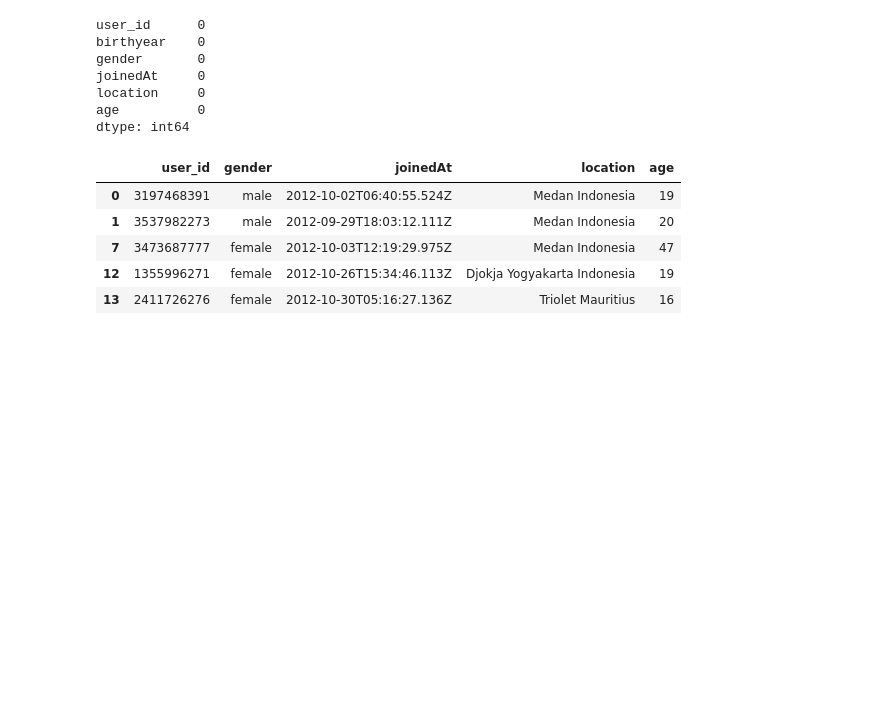
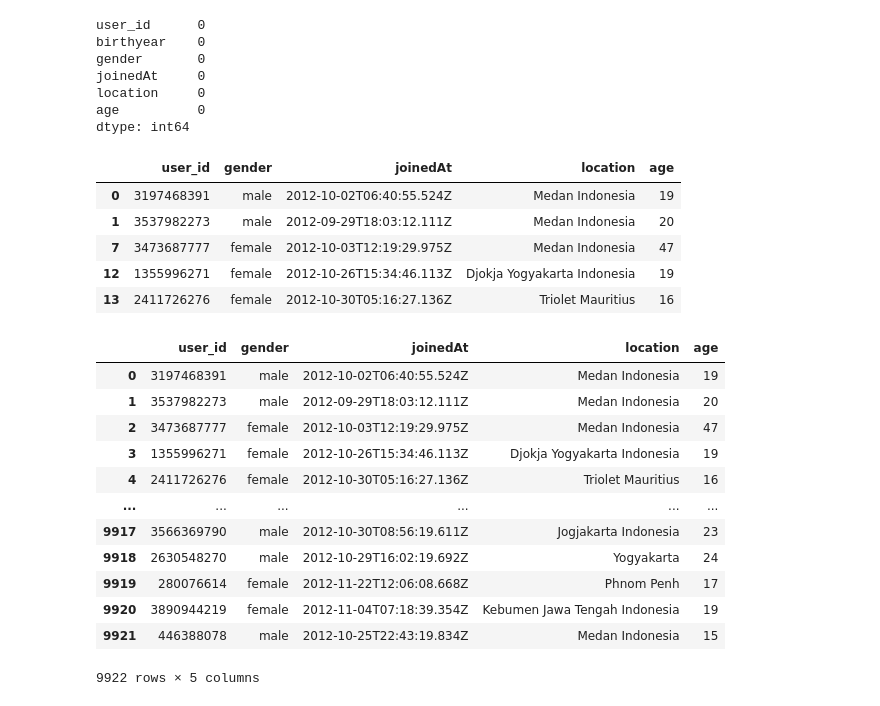
Before and after one commit to AbigailUchennaNkama/masters_thesis_project, a Jupyter notebook: thesis/user_data.ipynb, the cells around one changed output. Cells and saved outputs as stored; diff of their text form; code cells hidden in the pictures; blank space fills up the shorter version.

Commit message:
added event and user data

```diff
--- a/thesis/user_data.ipynb
+++ b/thesis/user_data.ipynb
@@ -151,3 +151,19 @@ filtered_user_data.head()
 | 7 | 3473687777 | female | 2012-10-03T12:19:29.975Z | Medan Indonesia | 47 |
 | 12 | 1355996271 | female | 2012-10-26T15:34:46.113Z | Djokja Yogyakarta Indonesia | 19 |
 | 13 | 2411726276 | female | 2012-10-30T05:16:27.136Z | Triolet Mauritius | 16 |
+# %%
+filtered_user_data.reset_index(drop=True)
+# %% [output]
+|  | user_id | gender | joinedAt | location | age |
+| 0 | 3197468391 | male | 2012-10-02T06:40:55.524Z | Medan Indonesia | 19 |
+| 1 | 3537982273 | male | 2012-09-29T18:03:12.111Z | Medan Indonesia | 20 |
+| 2 | 3473687777 | female | 2012-10-03T12:19:29.975Z | Medan Indonesia | 47 |
+| 3 | 1355996271 | female | 2012-10-26T15:34:46.113Z | Djokja Yogyakarta Indonesia | 19 |
+| 4 | 2411726276 | female | 2012-10-30T05:16:27.136Z | Triolet Mauritius | 16 |
+| ... | ... | ... | ... | ... | ... |
+| 9917 | 3566369790 | male | 2012-10-30T08:56:19.611Z | Jogjakarta Indonesia | 23 |
+| 9918 | 2630548270 | male | 2012-10-29T16:02:19.692Z | Yogyakarta | 24 |
+| 9919 | 280076614 | female | 2012-11-22T12:06:08.668Z | Phnom Penh | 17 |
+| 9920 | 3890944219 | female | 2012-11-04T07:18:39.354Z | Kebumen Jawa Tengah Indonesia | 19 |
+| 9921 | 446388078 | male | 2012-10-25T22:43:19.834Z | Medan Indonesia | 15 |
+9922 rows × 5 columns
```
Also changed, not shown: parts of 18 cells of this notebook, 7 other files.
